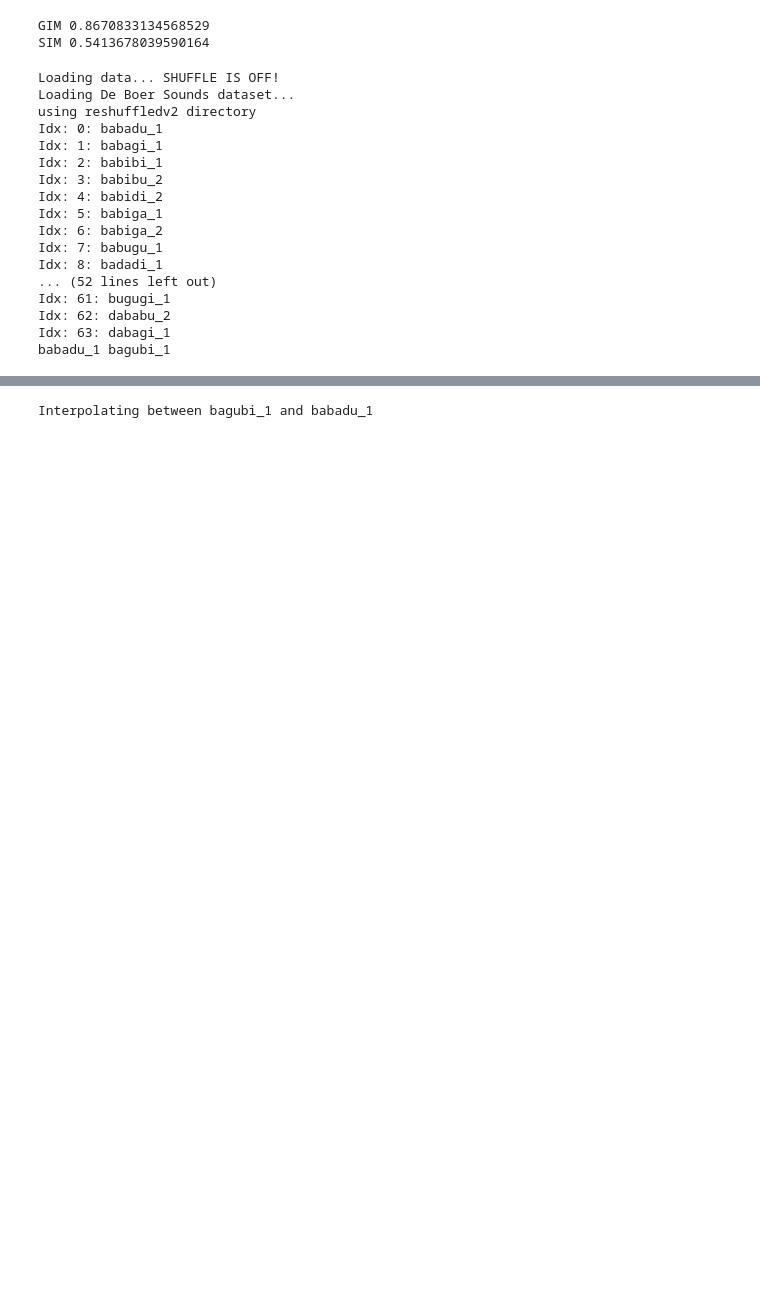
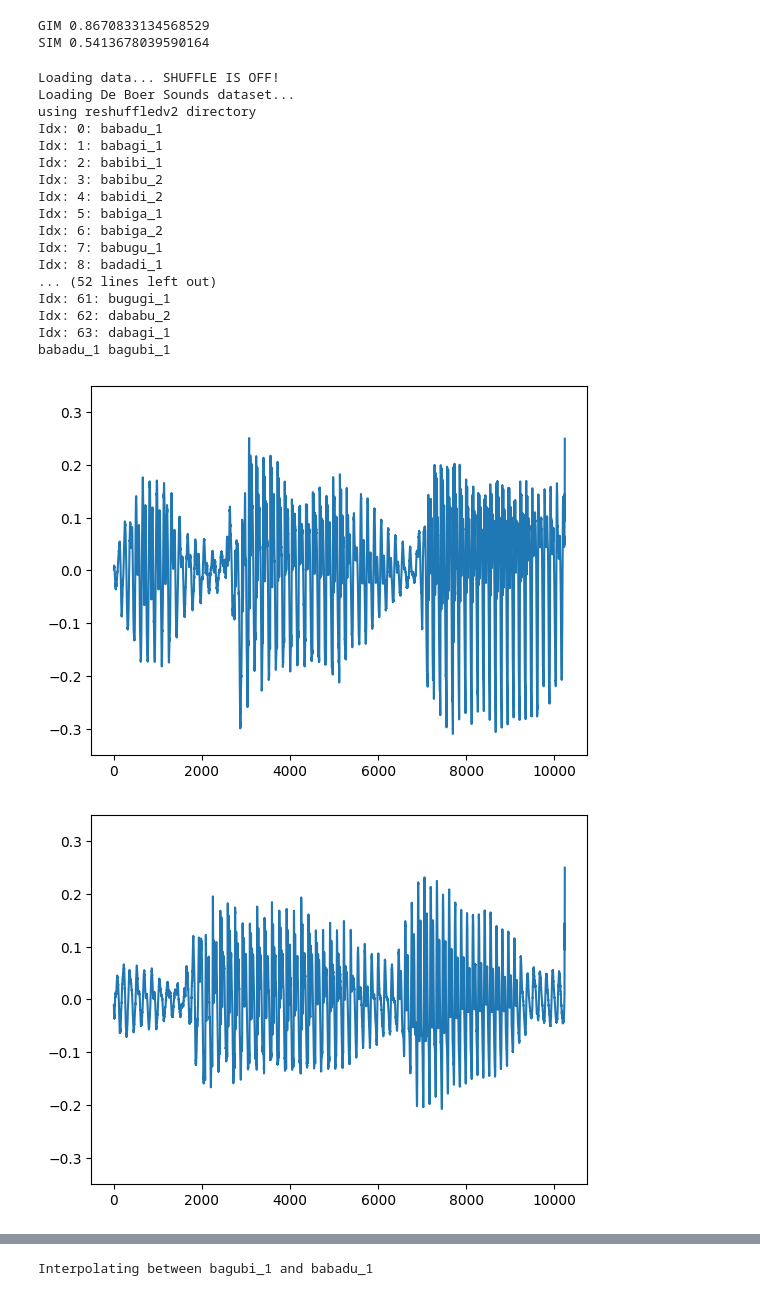
Before and after one commit to fdenoodt/Smooth-InfoMax, a Jupyter notebook: eval_decoder.ipynb, the cells around one changed output, grey strips where cells are left out. Cells and saved outputs as stored; diff of their text form; code cells hidden in the pictures; blank space fills up the shorter version.

```diff
--- a/eval_decoder.ipynb
+++ b/eval_decoder.ipynb
@@ -526,35 +584,26 @@ SIM 0.5413678039590164
 # Unscaled average error for dim 512: 0.0
 # Scaled average error for dim 512: 0.0
 # %%
-_, _, z, filenames = _get_data(opt, context_model, decoder)
-print_z_names(filenames)
-# z1, z2, z1_file, z2_file = get_two_zs(z, filenames, 27, 15)  # 27 = bibibi_1, 15 = bagaga_1
-# z1, z2, z1_file, z2_file = get_two_zs(z, filenames, 36, 15)  # 36 = bididu_1, 15 = bagaga_1
-z1, z2, z1_file, z2_file = get_two_zs(z, filenames, idx1=0, idx2=19)  # 0 = babadu_1, 19 = bagubi_1
-
-# plot(z1)
-# plot(z2)
-
-audio(z1)
-audio(z2)
 # %% [output]
 Loading data... SHUFFLE IS OFF!
 Loading De Boer Sounds dataset...
 using reshuffledv2 directory
 Idx: 0: babadu_1
 Idx: 1: babagi_1
 Idx: 2: babibi_1
 Idx: 3: babibu_2
 Idx: 4: babidi_2
 Idx: 5: babiga_1
 Idx: 6: babiga_2
 Idx: 7: babugu_1
 Idx: 8: badadi_1
 ... (52 lines left out)
 Idx: 61: bugugi_1
 Idx: 62: dababu_2
 Idx: 63: dabagi_1
 babadu_1 bagubi_1
+[figure, added]
+[figure, added]
 [interactive output not drawn]
 [interactive output not drawn]
 # %%
```
Also changed, not shown: parts of 2 cells of this notebook, 4 other files.
